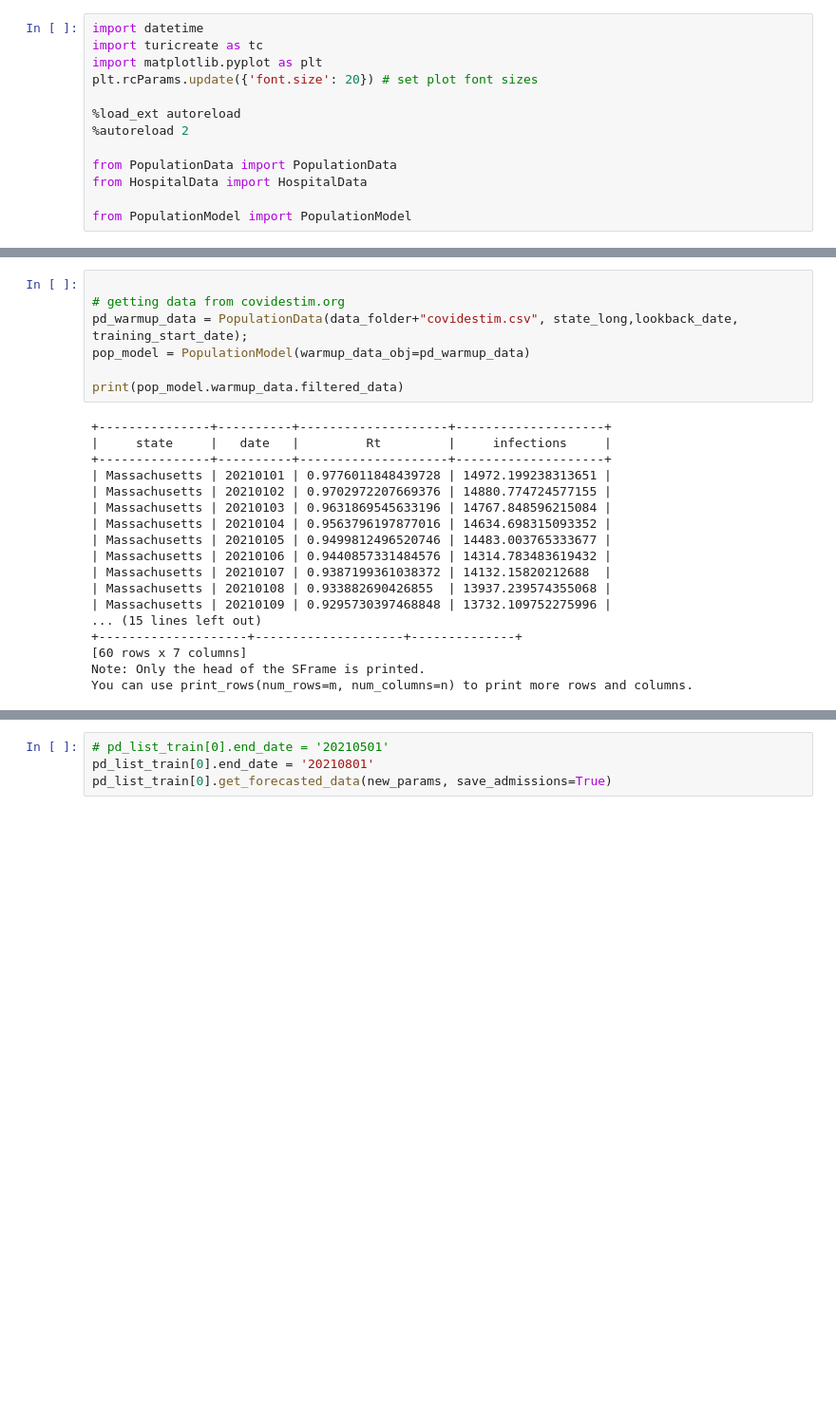
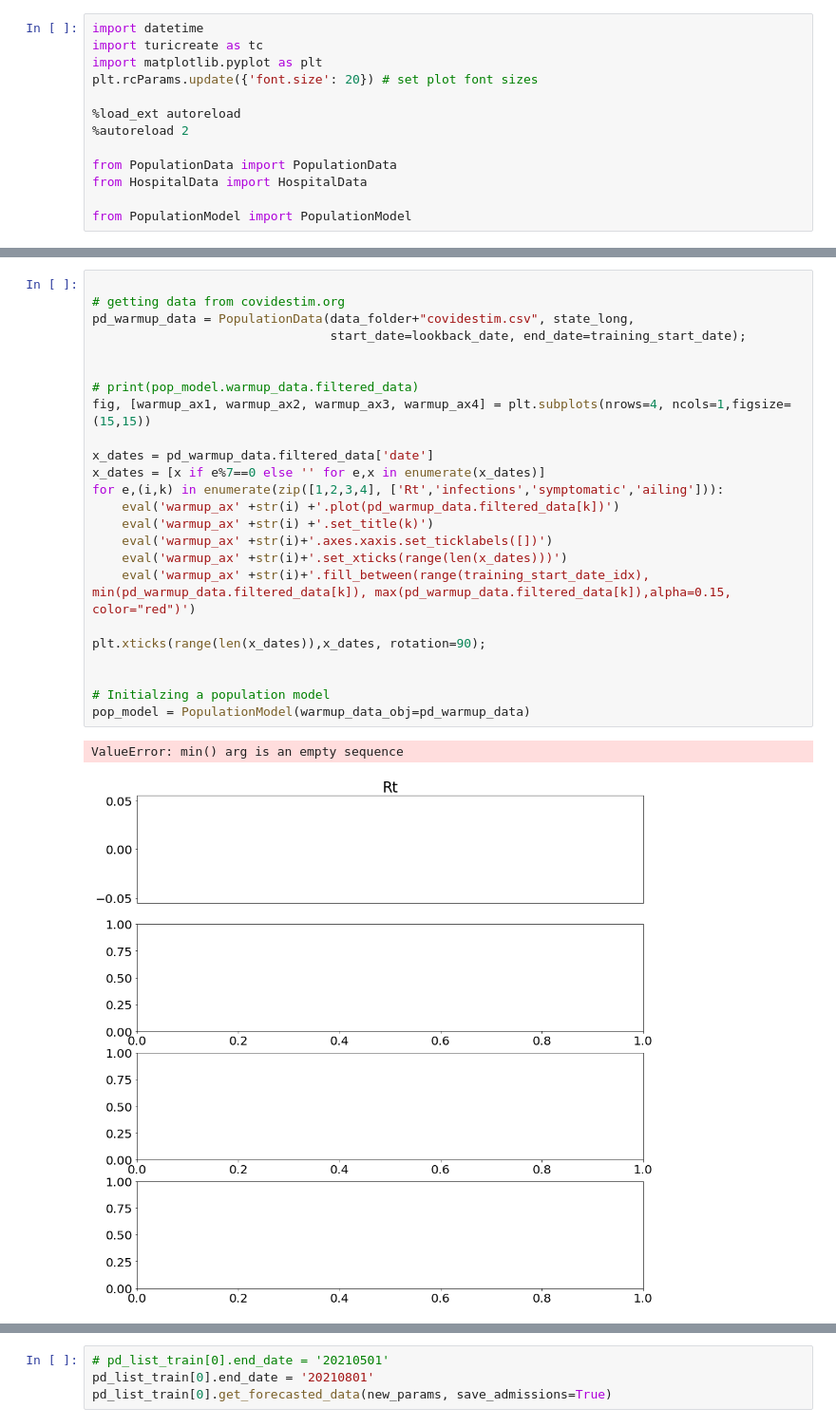
Before and after one commit to tufts-ml/covid19-forecasting, a Jupyter notebook: PopulationModel-train-MA-Copy1.ipynb, the cells around one changed output, grey strips where cells are left out. Shown at 95% size. Saved outputs shown, nothing was run; the diff lists cells and outputs as text; blank space fills up the shorter version.

```diff
--- a/PopulationModel-train-MA-Copy1.ipynb
+++ b/PopulationModel-train-MA-Copy1.ipynb
@@ -68,25 +77,27 @@ In other words at timepoint t=training_start_date, initial starting approximate
-# %%
-
-# getting data from covidestim.org
-pd_warmup_data = PopulationData(data_folder+"covidestim.csv", state_long,lookback_date, training_start_date);
-pop_model = PopulationModel(warmup_data_obj=pd_warmup_data)
-
-print(pop_model.warmup_data.filtered_data)
-# %% [output]
-+---------------+----------+--------------------+--------------------+
-|     state     |   date   |         Rt         |     infections     |
-+---------------+----------+--------------------+--------------------+
-| Massachusetts | 20210101 | 0.9776011848439728 | 14972.199238313651 |
-| Massachusetts | 20210102 | 0.9702972207669376 | 14880.774724577155 |
-| Massachusetts | 20210103 | 0.9631869545633196 | 14767.848596215084 |
-| Massachusetts | 20210104 | 0.9563796197877016 | 14634.698315093352 |
-| Massachusetts | 20210105 | 0.9499812496520746 | 14483.003765333677 |
-| Massachusetts | 20210106 | 0.9440857331484576 | 14314.783483619432 |
-| Massachusetts | 20210107 | 0.9387199361038372 | 14132.15820212688  |
-| Massachusetts | 20210108 | 0.933882690426855  | 13937.239574355068 |
-| Massachusetts | 20210109 | 0.9295730397468848 | 13732.109752275996 |
-... (15 lines left out)
-+--------------------+--------------------+--------------+
-[60 rows x 7 columns]
-Note: Only the head of the SFrame is printed.
-You can use print_rows(num_rows=m, num_columns=n) to print more rows and columns.
+# %%
+
+# getting data from covidestim.org
+pd_warmup_data = PopulationData(data_folder+"covidestim.csv", state_long,
+                                start_date=lookback_date, end_date=training_start_date);
+
+
+# print(pop_model.warmup_data.filtered_data)
+fig, [warmup_ax1, warmup_ax2, warmup_ax3, warmup_ax4] = plt.subplots(nrows=4, ncols=1,figsize=(15,15))
+
+x_dates = pd_warmup_data.filtered_data['date']
+x_dates = [x if e%7==0 else '' for e,x in enumerate(x_dates)]
+for e,(i,k) in enumerate(zip([1,2,3,4], ['Rt','infections','symptomatic','ailing'])):
+    eval('warmup_ax' +str(i) +'.plot(pd_warmup_data.filtered_data[k])')
+    eval('warmup_ax' +str(i) +'.set_title(k)')
+    eval('warmup_ax' +str(i)+'.axes.xaxis.set_ticklabels([])')
+    eval('warmup_ax' +str(i)+'.set_xticks(range(len(x_dates)))')
+    eval('warmup_ax' +str(i)+'.fill_between(range(training_start_date_idx), min(pd_warmup_data.filtered_data[k]), max(pd_warmup_data.filtered_data[k]),alpha=0.15, color="red")')
+
+plt.xticks(range(len(x_dates)),x_dates, rotation=90);
+
+
+# Initialzing a population model
+pop_model = PopulationModel(warmup_data_obj=pd_warmup_data)
+# %% [output]
+ValueError: min() arg is an empty sequence
+[figure, added]
```
Also changed, not shown: parts of 20 cells of this notebook, 3 other files.
